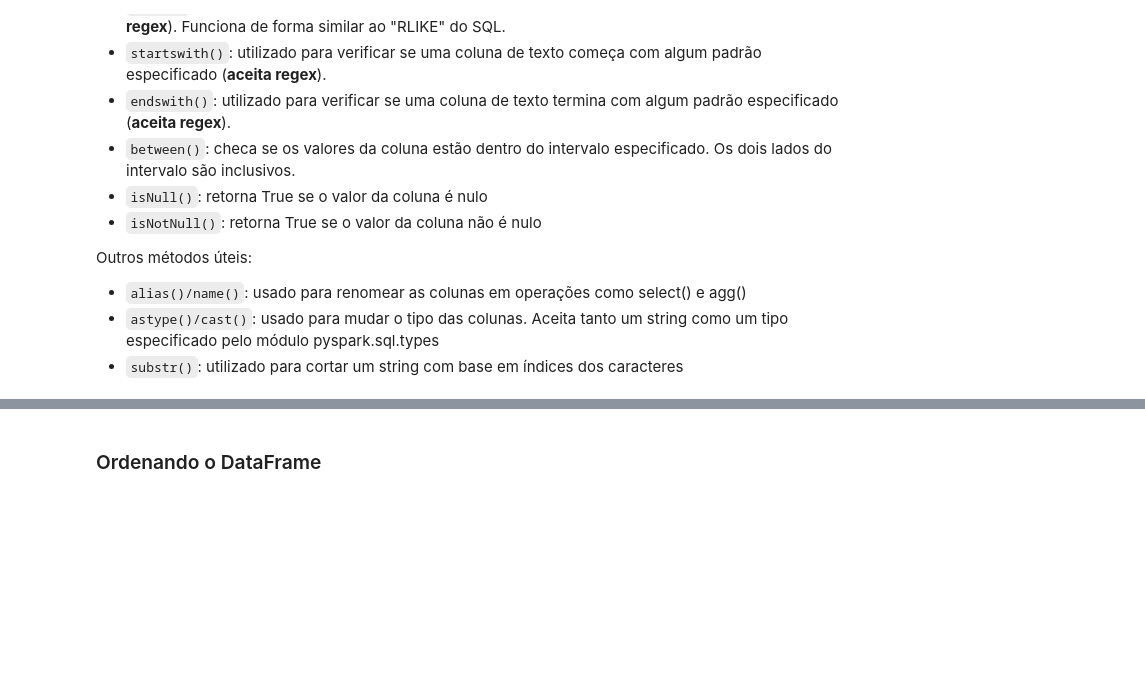
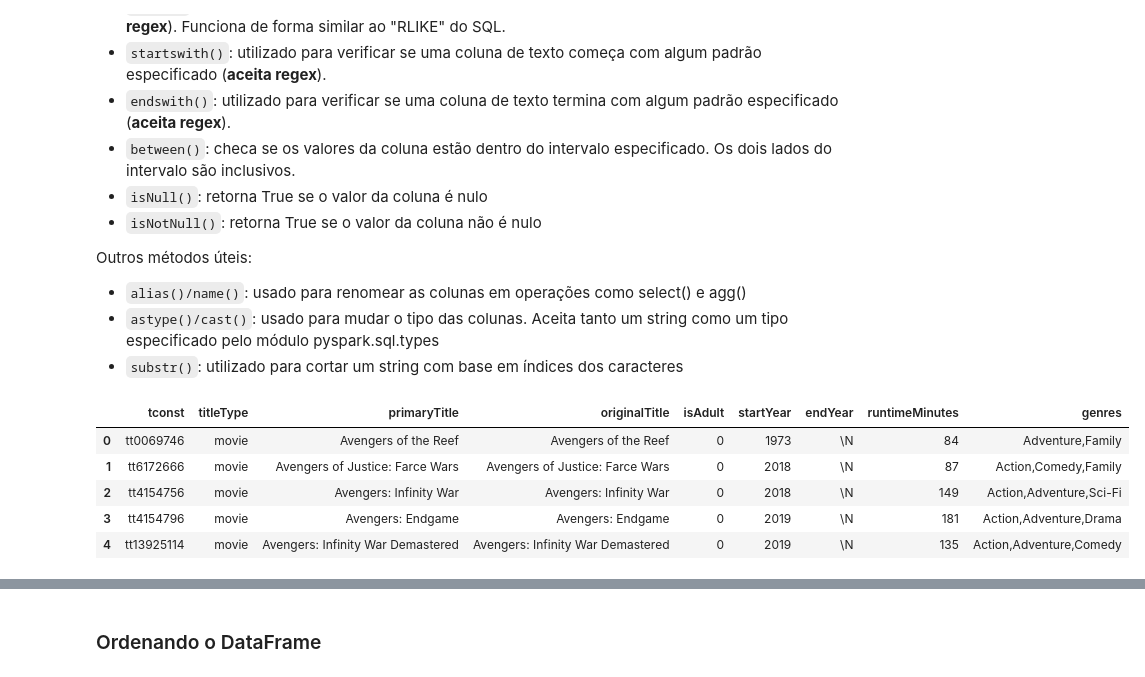
Before and after one commit to smedina1304/edc-igti-spark-mod3, a Jupyter notebook: CD - Aula Interativa.ipynb, the cells around one changed output, grey strips where cells are left out. Saved outputs shown, nothing was run; the diff lists cells and outputs as text; code cells hidden in the pictures; blank space fills up the shorter version.

```diff
--- a/CD - Aula Interativa.ipynb
+++ b/CD - Aula Interativa.ipynb
@@ -362,10 +437,18 @@ Outros métodos úteis:
 # %%
 (
     df_titles
-    .filter(col('primaryTitle').like('Avengers%'))
-    .filter(col('titleType') == 'movie')
-    .show()
+    .filter(f.col('primaryTitle').like('Avengers%'))
+    .filter(f.col('titleType') == 'movie')
+    .limit(5)
+    .toPandas()
 )
+# %% [output]
+|  | tconst | titleType | primaryTitle | originalTitle | isAdult | startYear | endYear | runtimeMinutes | genres |
+| 0 | tt0069746 | movie | Avengers of the Reef | Avengers of the Reef | 0 | 1973 | \N | 84 | Adventure,Family |
+| 1 | tt6172666 | movie | Avengers of Justice: Farce Wars | Avengers of Justice: Farce Wars | 0 | 2018 | \N | 87 | Action,Comedy,Family |
+| 2 | tt4154756 | movie | Avengers: Infinity War | Avengers: Infinity War | 0 | 2018 | \N | 149 | Action,Adventure,Sci-Fi |
+| 3 | tt4154796 | movie | Avengers: Endgame | Avengers: Endgame | 0 | 2019 | \N | 181 | Action,Adventure,Drama |
+| 4 | tt13925114 | movie | Avengers: Infinity War Demastered | Avengers: Infinity War Demastered | 0 | 2019 | \N | 135 | Action,Adventure,Comedy |
 # %%
 (
     df_titles
```
Also changed, not shown: parts of 28 cells of this notebook.
